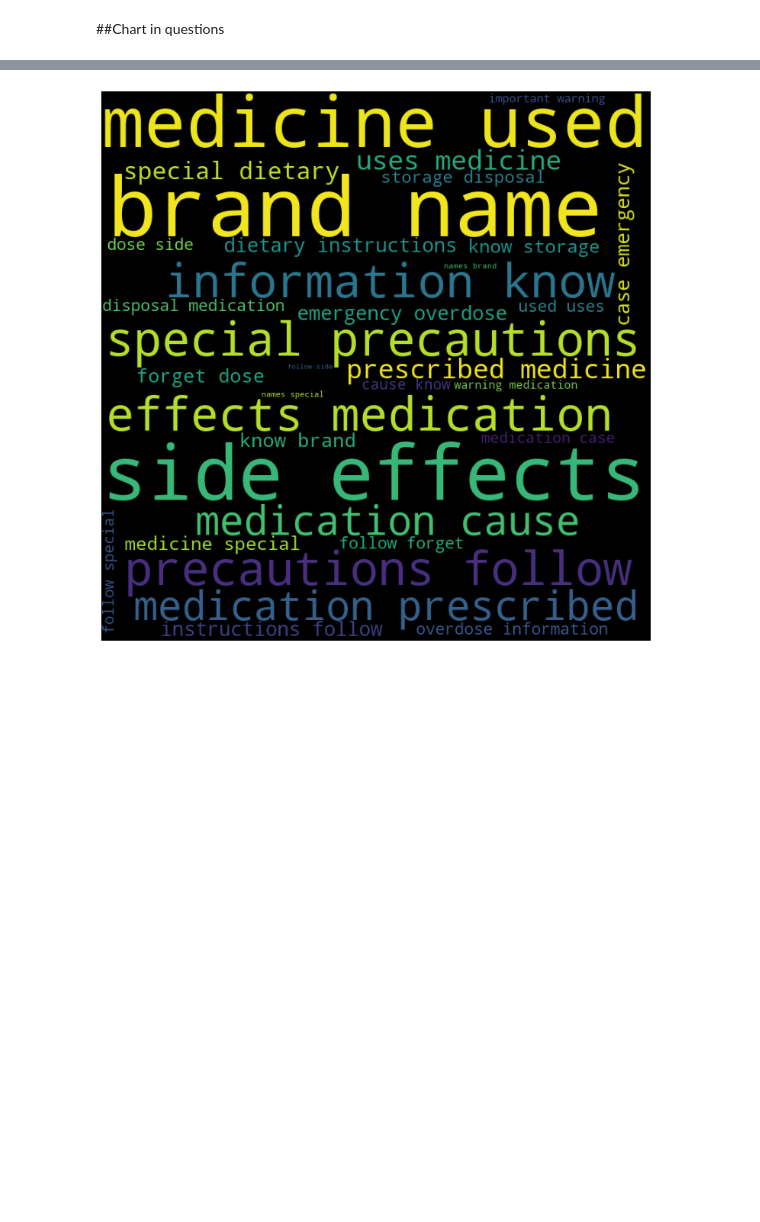
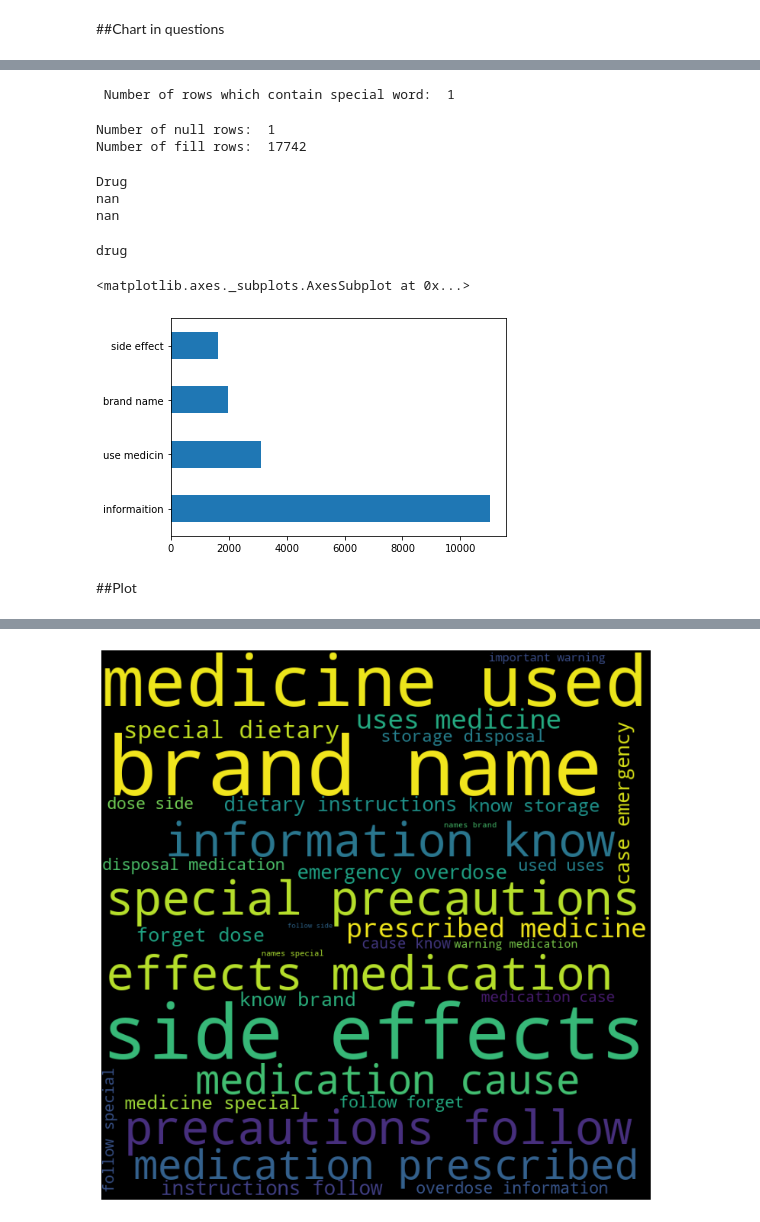
Before and after one commit to MedBot-team/NaBot, a Jupyter notebook: medlineplus_drug_dataset/Analysis/Clustering_intent_Drug_MedlinePlus.ipynb, the cells around one changed output, grey strips where cells are left out. Drawn from its saved outputs; the diff is of its cells as text; code cells hidden in the pictures; blank space fills up the shorter version.

```diff
--- a/medlineplus_drug_dataset/Analysis/Clustering_intent_Drug_MedlinePlus.ipynb
+++ b/medlineplus_drug_dataset/Analysis/Clustering_intent_Drug_MedlinePlus.ipynb
@@ -346,0 +361,71 @@ df["intent"].value_counts()[:20].plot(kind='barh')
+# %%
+# df['final intent'] = np.nan
+#select rows that contain specific text with indexes and fill with special intent
+zz = pd.DataFrame(df[df['intent'].str.contains("case overdos")]['intent'])
+
+indexes = []
+flag = 0
+for index, row in zz.iterrows():
+     indexes.append(index)
+    #  print(df['final intent'][index])#[indexes])
+    #  print(df['title'][indexes])
+     if str(df['final intent'][index]) == "nan" :
+        flag = 1
+        df['final intent'][index] = 'information'
+
+if flag == 1 :
+  print("yyyyyyyyyyyyyyyyy")
+
+
+print("\n \n Number of rows which contain special word: ",len(indexes) ,'\n\n\n')
+# %% [output]
+ Number of rows which contain special word:  1
+# %%
+#count fill and nan in special column
+print("Number of null rows: ",df['final intent'].isnull().sum())
+print("Number of fill rows: ",(df.shape)[0] - df['final intent'].isnull().sum())
+# %% [output]
+Number of null rows:  1
+Number of fill rows:  17742
+# %%
+#check selected intent with question and text
+intent_list = df['intent'].tolist()
+
+for index, row in enumerate(intent_list):
+    if row == 'drug' :
+      print(df['title'][index])
+      print(df['text'][index])
+      print(df['final intent'][index])
+      break
+# %% [output]
+Drug
+nan
+nan
+# %%
+##rows which dont have final intent
+df_null = df[df['final intent'].isnull()]#.index.tolist()
+indexes = []
+for index, row in df_null.iterrows():
+     indexes.append(index)
+    #  print(df['final intent'][indexes])
+    #  print(df['intent'])
+     print(df['intent'][index])
+# %% [output]
+drug
+# %%
+#change value of dataframe
+
+df.loc[df['final intent'] == 'medicin use']
+
+vvv = df.loc[df['final intent'] == 'information']
+
+v= []
+xv = []
+for index, row in vvv.iterrows():
+    v.append(index)
+    xv.append('informaition')
+
+
+new_column = pd.Series(xv, name='final intent', index=v)
+df.update(new_column)
+df
@@ -346,0 +434,6 @@ df["intent"].value_counts()[:20].plot(kind='barh')
+# %%
+# (df['final intent'].tolist)
+df["final intent"].value_counts()[:].plot(kind='barh')
+# %% [output]
+<matplotlib.axes._subplots.AxesSubplot at 0x...>
+[figure, added]
@@ -347,3 +444,5 @@ df["intent"].value_counts()[:20].plot(kind='barh')
+# %% [markdown]
+##Plot
 # %%
 # df.sort_values(['drug_name' , 'title'], ascending=[True, True], inplace=True)
 (df['intent'].value_counts()[:20]).plot.barh(figsize=(20, 20))
```
Also changed, not shown: parts of 36 cells of this notebook, 3 other files.
